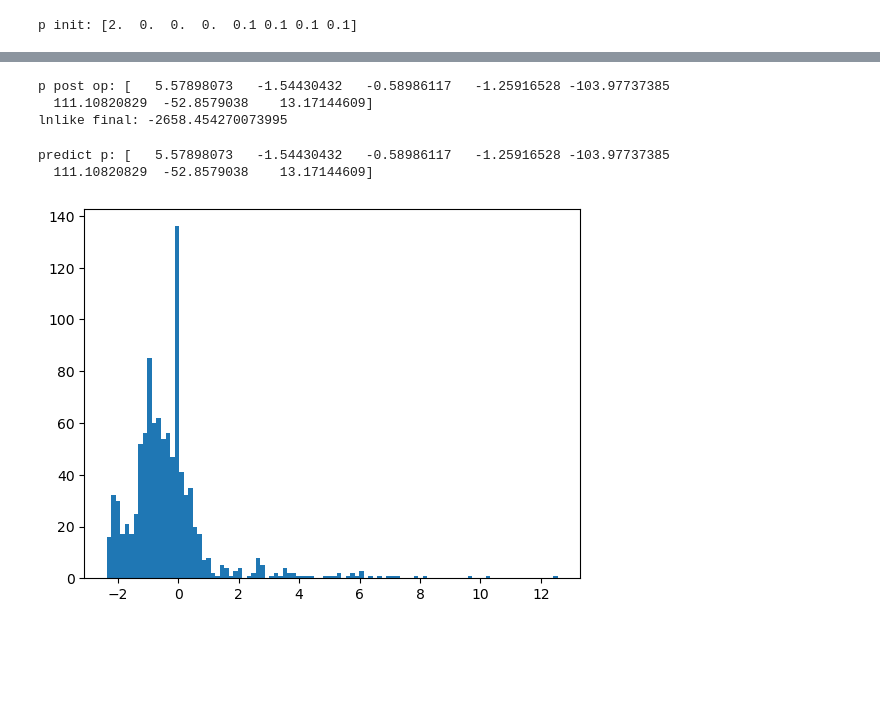
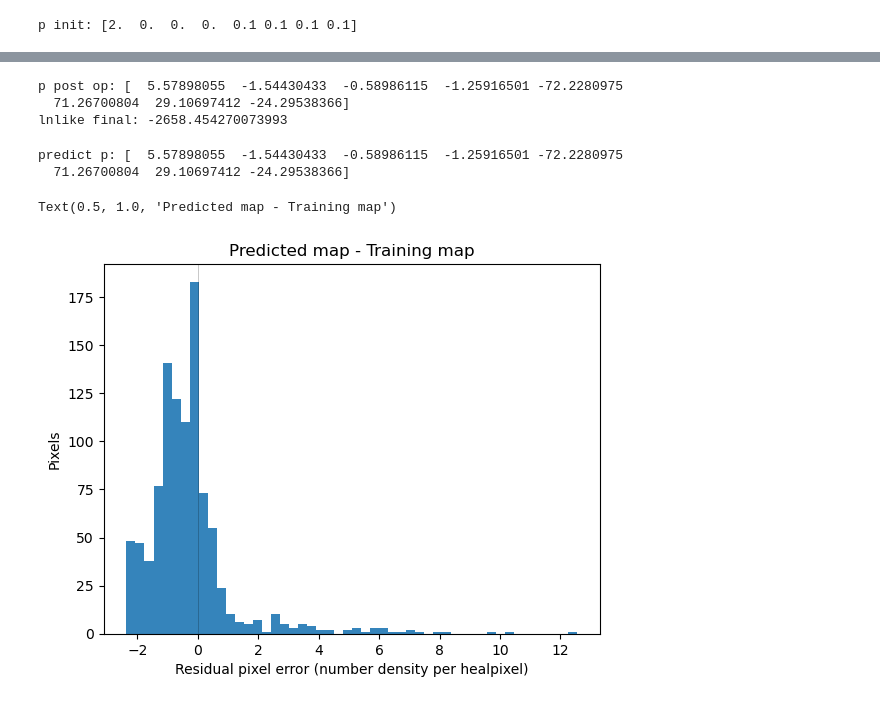
Before and after one commit to abbyw24/lss-dipoles, a Jupyter notebook: notebooks/GP_mean_function_13-6-23.ipynb, the cells around one changed output, grey strips where cells are left out. Saved outputs shown, nothing was run; the diff lists cells and outputs as text; code cells hidden in the pictures; blank space fills up the shorter version.

Commit message:
notebooks and tweak dipole function

```diff
--- a/notebooks/GP_mean_function_13-6-23.ipynb
+++ b/notebooks/GP_mean_function_13-6-23.ipynb
@@ -81,9 +79,13 @@ try to make a class (modeled after DFM's example in https://george.readthedocs.i
 # %%
 class DipoleModel(Model):
     parameter_names = ('monopole', 'dipole_x', 'dipole_y', 'dipole_z')
+    # figure out how to pass NSIDE!
+    NSIDE = 16
+    NPIX = hp.nside2npix(NSIDE)
     thetas, phis = hp.pix2ang(NSIDE, ipix=np.arange(NPIX))
 
     def get_value(self, X):
+        idx = np.arange(X.shape[0])
         return self.monopole + dipole(DipoleModel.thetas[idx], DipoleModel.phis[idx],
                                       self.dipole_x, self.dipole_y, self.dipole_z)
 
@@ -99 +98,4 @@ gp = george.GP(kernel, mean=DipoleModel(monopole=2., dipole_x=0., dipole_y=0., d
+# %%
+mean_p0 = [2., 0., 0., 0.,]
+gp = george.GP(kernel, mean=DipoleModel(*mean_p0), fit_mean=True)
 # %%
@@ -142,13 +147,15 @@ gp.set_parameter_vector(result.x)
 print('p post op:', gp.get_parameter_vector())
 print('lnlike final:', gp.log_likelihood(y_train_scaled))
 # %% [output]
-p post op: [   5.57898073   -1.54430432   -0.58986117   -1.25916528 -103.97737385
-  111.10820829  -52.8579038    13.17144609]
-lnlike final: -2658.454270073995
+p post op: [  5.57898055  -1.54430433  -0.58986115  -1.25916501 -72.2280975
+  71.26700804  29.10697412 -24.29538366]
+lnlike final: -2658.454270073993
 # %%
 # PREDICT
 print('predict p:', gp.get_parameter_vector())
 y_pred_scaled, _ = gp.predict(y_train_scaled, X_train_scaled)
+# un-log the map
+y_unscaled = np.exp(y_pred_scaled)
 # %% [output]
-predict p: [   5.57898073   -1.54430432   -0.58986117   -1.25916528 -103.97737385
-  111.10820829  -52.8579038    13.17144609]
+predict p: [  5.57898055  -1.54430433  -0.58986115  -1.25916501 -72.2280975
+  71.26700804  29.10697412 -24.29538366]
@@ -158,9 +162,15 @@ y_unscaled = np.exp(y_pred_scaled)
 # %%
 # check out residuals
 res = y_unscaled - y_train
-# %%
-fig, ax = plt.subplots()
-_, _, _ = a.hist(res, bins=50)
-# plt.loglog()
-# %% [output]
-[figure, removed]
+# %%
+fig, ax = plt.subplots()
+_, _, _ = ax.hist(res, bins=50, alpha=0.9)
+ax.axvline(0, color='k', lw=0.5, alpha=0.3)
+# ax.set_xscale('log')
+# ax.set_yscale('log')
+ax.set_xlabel('Residual pixel error (number density per healpixel)')
+ax.set_ylabel('Pixels')
+ax.set_title('Predicted map - Training map')
+# %% [output]
+Text(0.5, 1.0, 'Predicted map - Training map')
+[figure, added]
```
Also changed, not shown: parts of 10 cells of this notebook, 3 other files.
